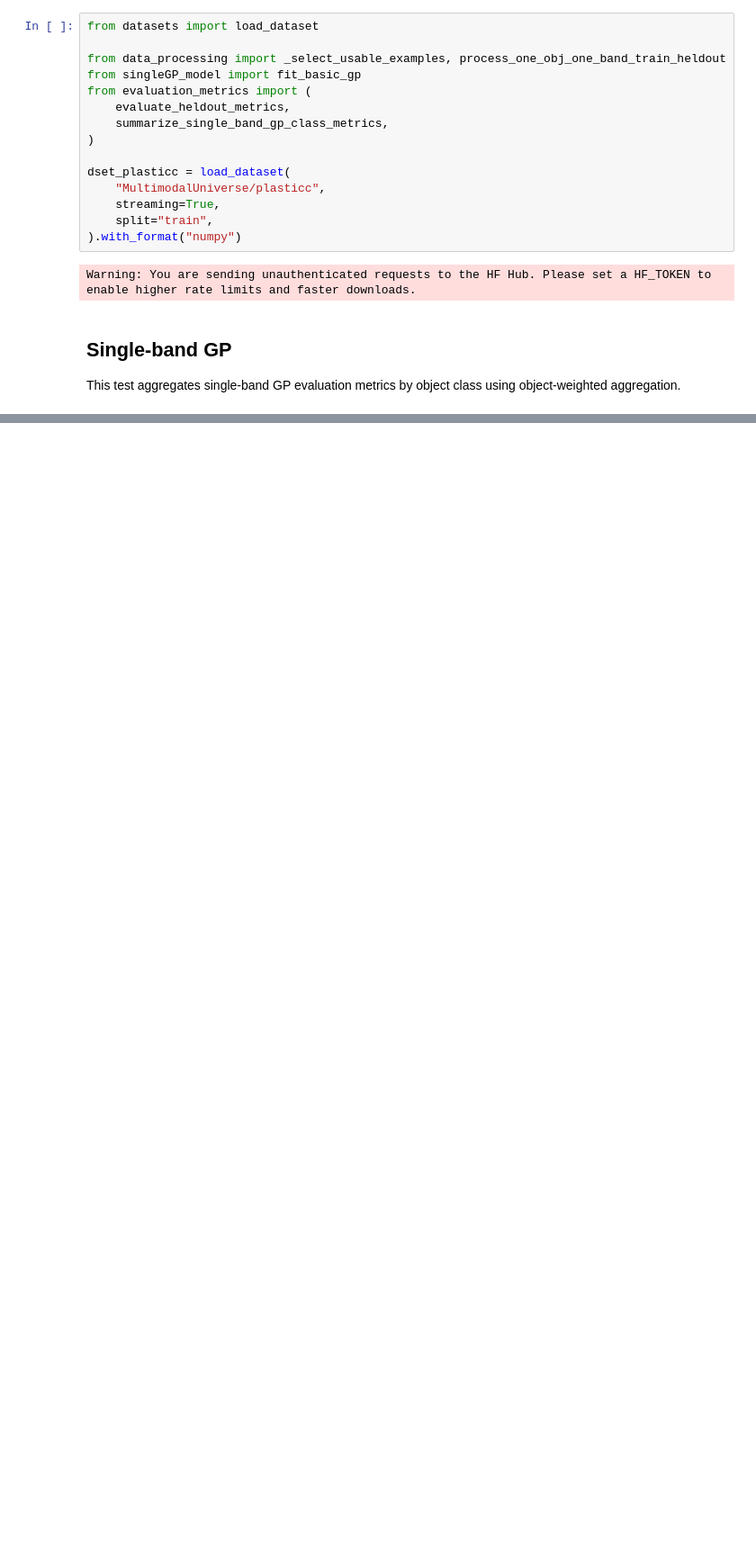
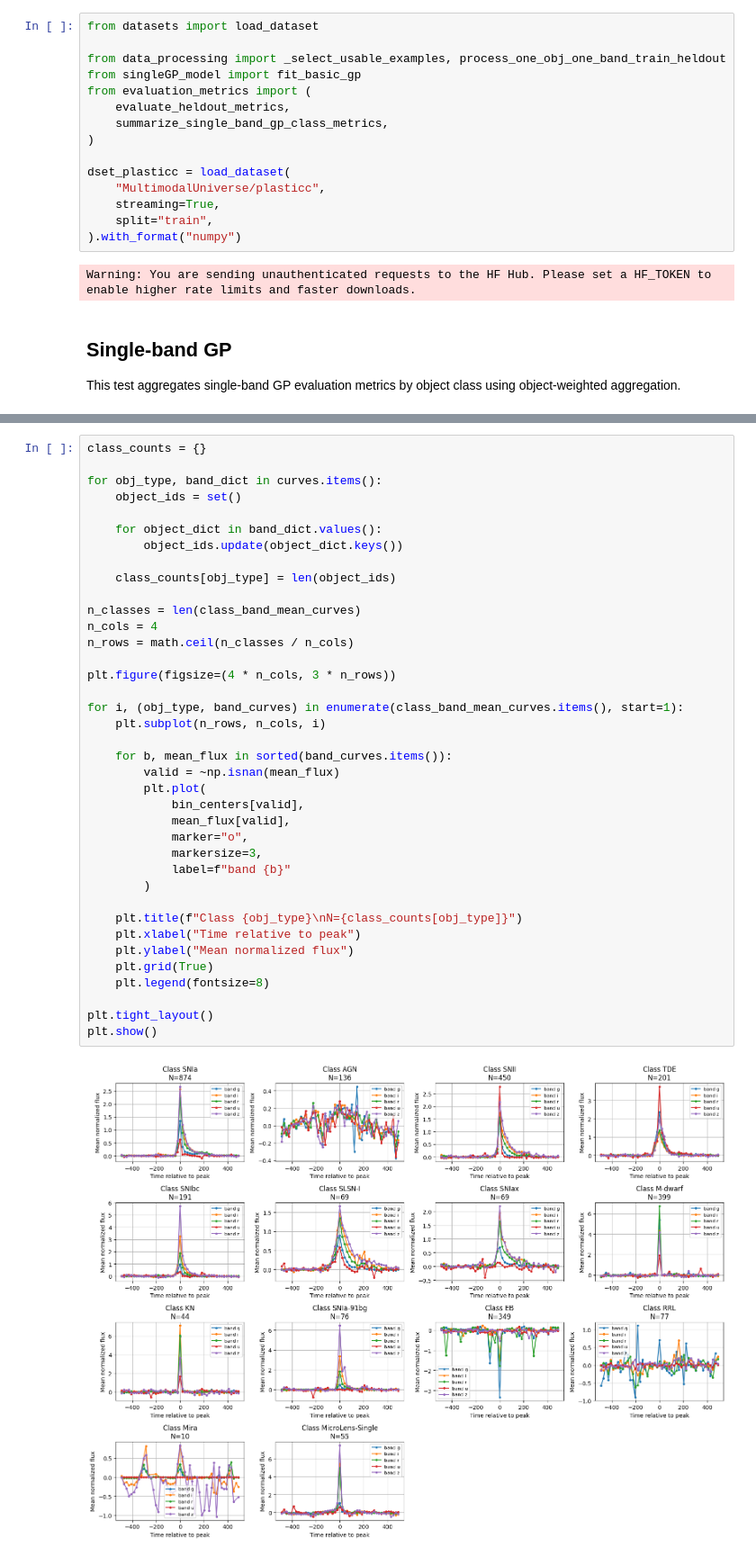
Before and after one commit to xinyi-BPC/multiband-gp, a Jupyter notebook: per_class_test.ipynb, the cells around one changed output, grey strips where cells are left out. Shown at 90% size. Cells and saved outputs as stored; diff of their text form; blank space fills up the shorter version.

```diff
--- a/per_class_test.ipynb
+++ b/per_class_test.ipynb
@@ -119,0 +255,40 @@ You might also want to scale the data as shown in:
+# %%
+class_counts = {}
+
+for obj_type, band_dict in curves.items():
+    object_ids = set()
+
+    for object_dict in band_dict.values():
+        object_ids.update(object_dict.keys())
+
+    class_counts[obj_type] = len(object_ids)
+
+n_classes = len(class_band_mean_curves)
+n_cols = 4
+n_rows = math.ceil(n_classes / n_cols)
+
+plt.figure(figsize=(4 * n_cols, 3 * n_rows))
+
+for i, (obj_type, band_curves) in enumerate(class_band_mean_curves.items(), start=1):
+    plt.subplot(n_rows, n_cols, i)
+
+    for b, mean_flux in sorted(band_curves.items()):
+        valid = ~np.isnan(mean_flux)
+        plt.plot(
+            bin_centers[valid],
+            mean_flux[valid],
+            marker="o",
+            markersize=3,
+            label=f"band {b}"
+        )
+
+    plt.title(f"Class {obj_type}\nN={class_counts[obj_type]}")
+    plt.xlabel("Time relative to peak")
+    plt.ylabel("Mean normalized flux")
+    plt.grid(True)
+    plt.legend(fontsize=8)
+
+plt.tight_layout()
+plt.show()
+# %% [output]
+[figure, added]
```
Also changed, not shown: parts of 6 cells of this notebook, 4 other files.
